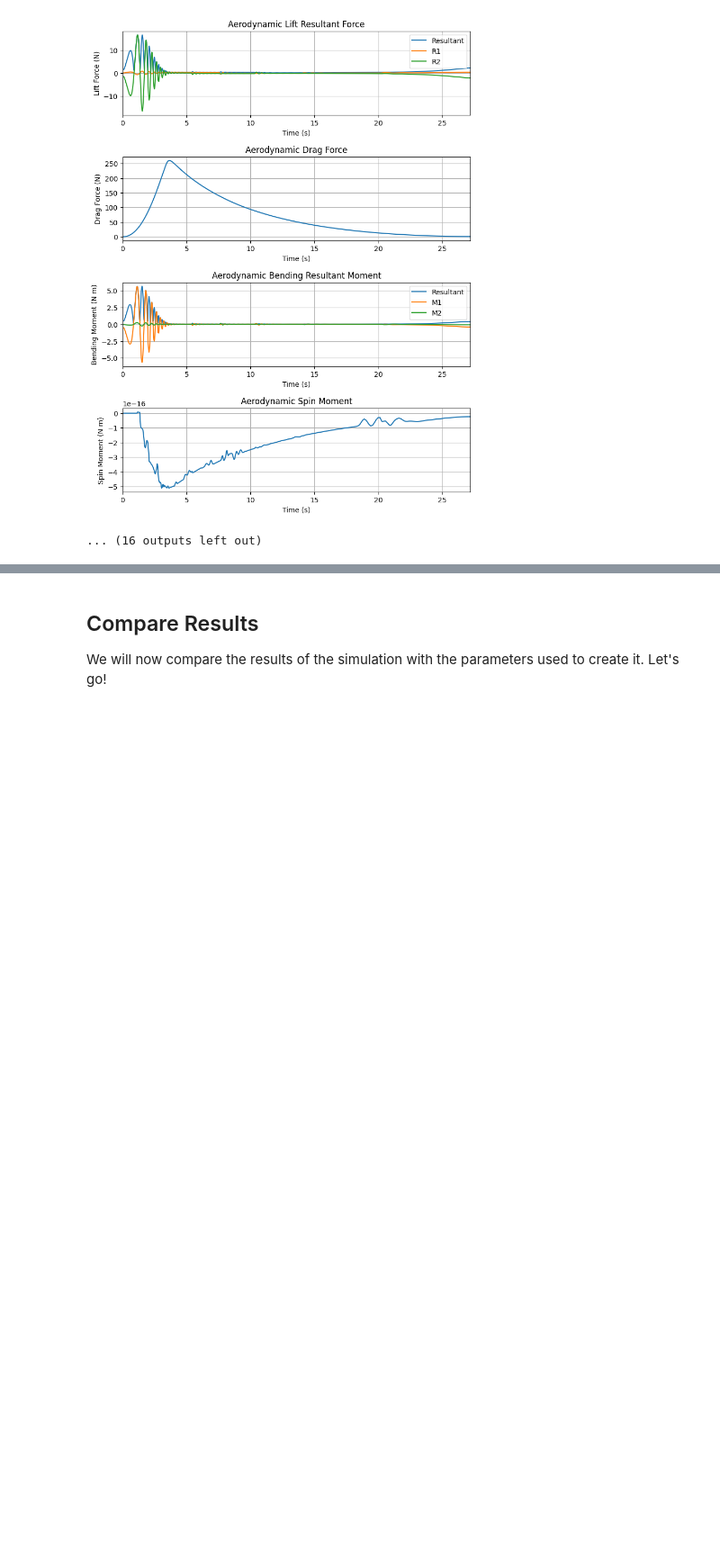
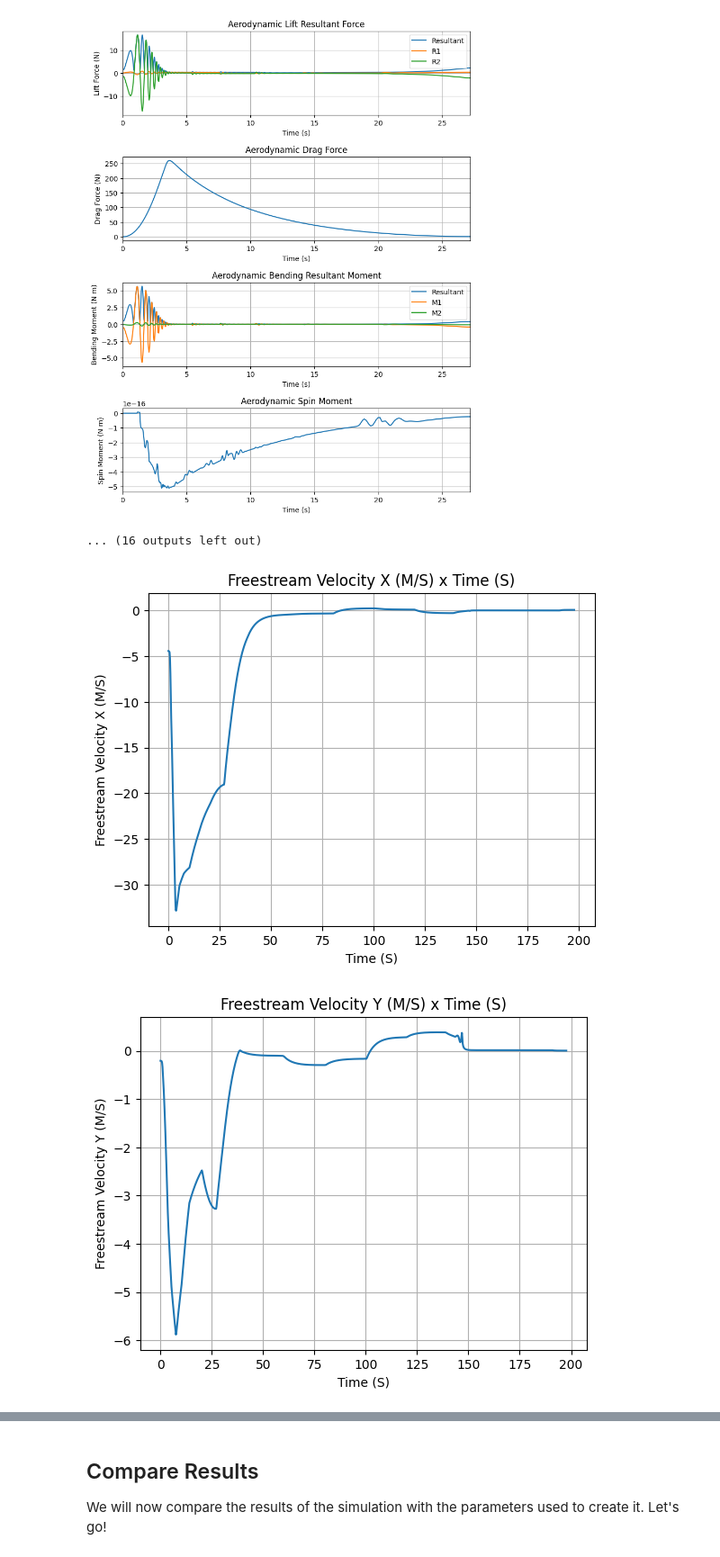
Before and after one commit to CU-Rocketry/Ve-rf-lnir, a Jupyter notebook: CompRocketSim.ipynb, the cells around one changed output, grey strips where cells are left out. Shown at 90% size. Drawn from its saved outputs; the diff is of its cells as text; code cells hidden in the pictures; blank space fills up the shorter version.

Commit message:
Plot freestream velocity

```diff
--- a/CompRocketSim.ipynb
+++ b/CompRocketSim.ipynb
@@ -285,3 +285,10 @@ Trajectory Angular Velocity and Acceleration Plots
 Aerodynamic Forces Plots
 [figure]
 ... (16 outputs left out)
+# %%
+flight.stream_velocity_x()
+flight.stream_velocity_y()
+flight.stream_velocity_z()
+# %% [output]
+[figure, added]
+[figure, added]
```
Also changed, not shown: parts of 1 cell of this notebook.
